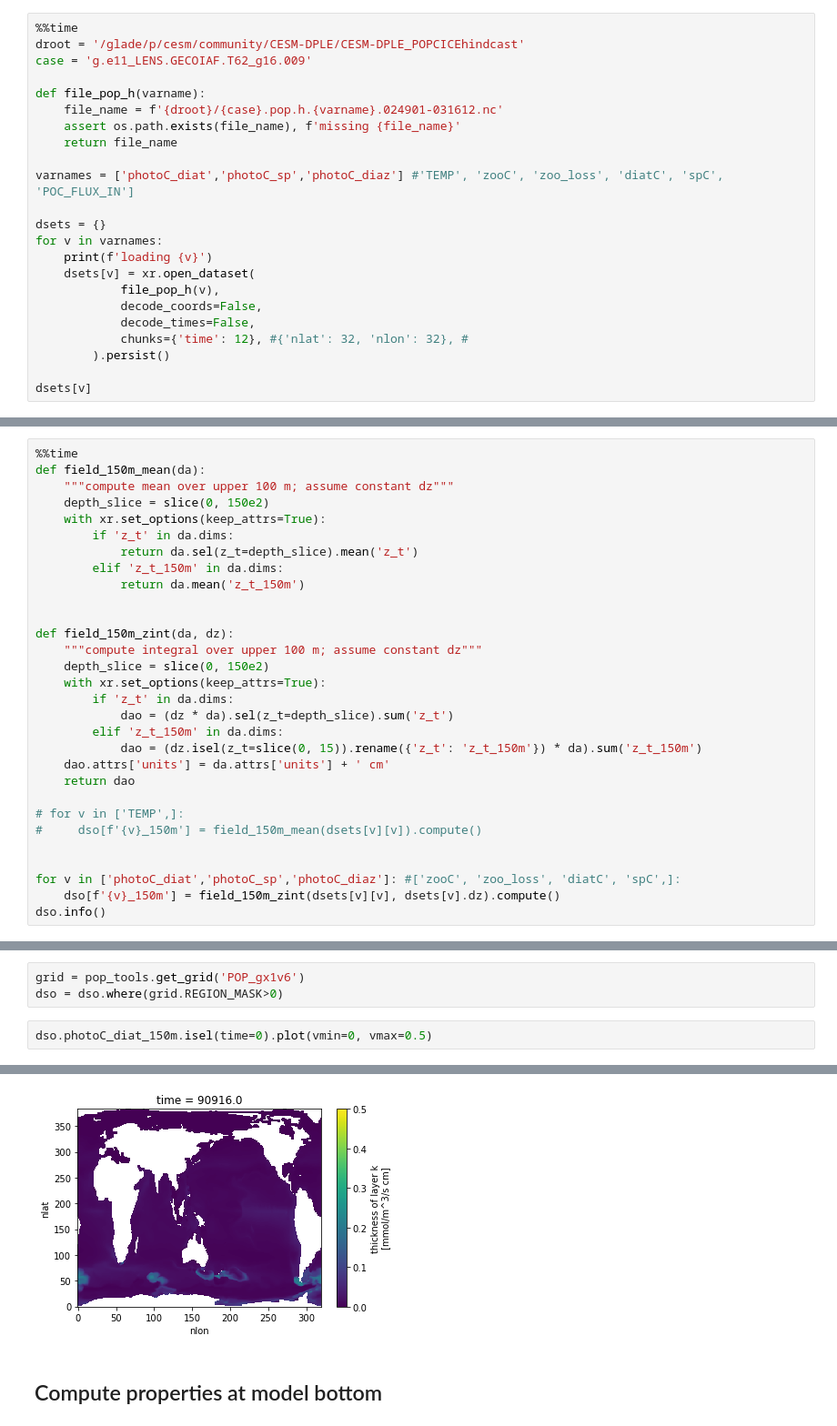
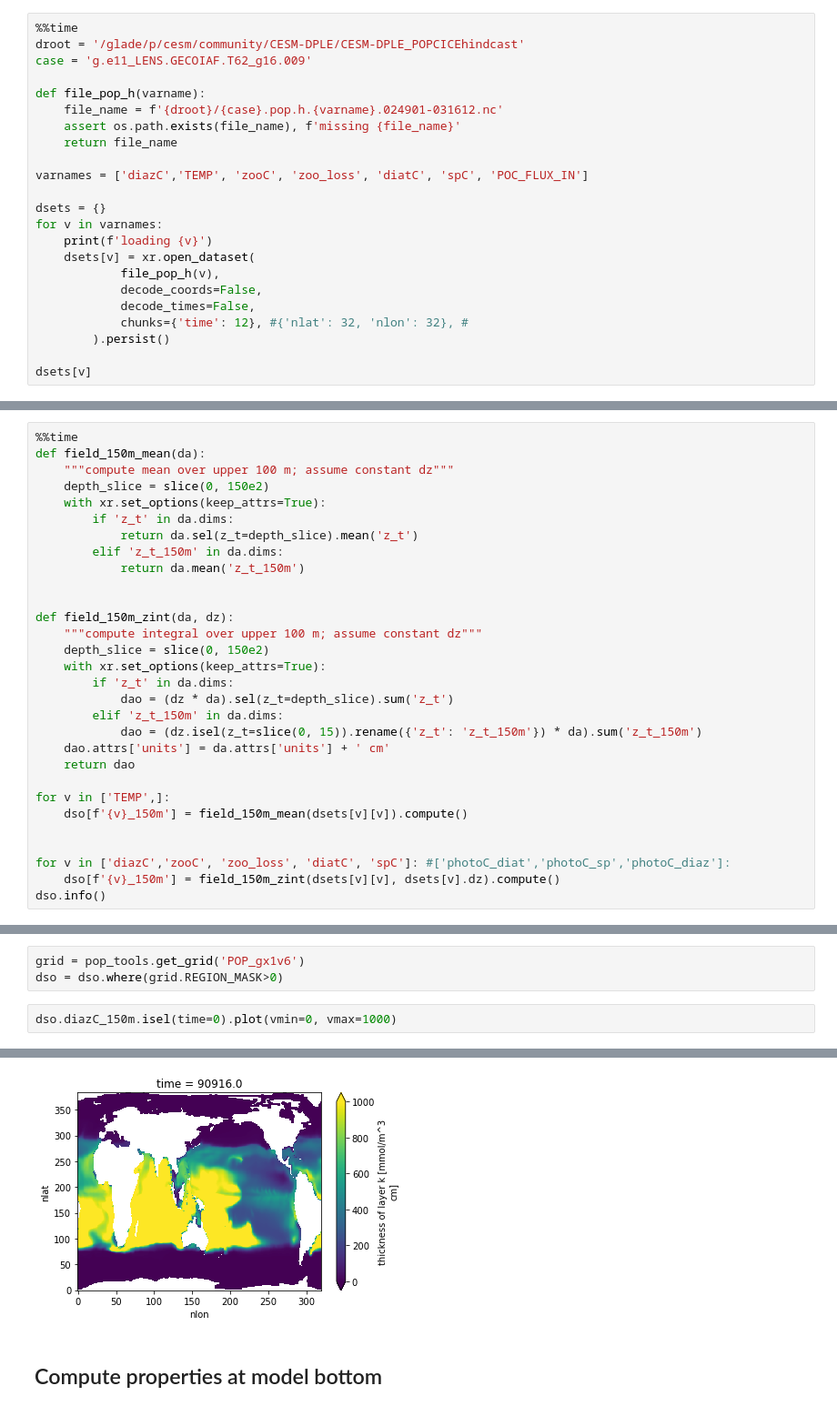
Before and after one commit to kristenkrumhardt/fish-offline, a Jupyter notebook: notebooks/proc-cesm-dple-fields.ipynb, the cells around one changed output, grey strips where cells are left out. Shown at 91% size. Drawn from its saved outputs; the diff is of its cells as text.

```diff
--- a/notebooks/proc-cesm-dple-fields.ipynb
+++ b/notebooks/proc-cesm-dple-fields.ipynb
@@ -47,7 +51,7 @@ def file_pop_h(varname):
     assert os.path.exists(file_name), f'missing {file_name}'
     return file_name
 
-varnames = ['photoC_diat','photoC_sp','photoC_diaz'] #'TEMP', 'zooC', 'zoo_loss', 'diatC', 'spC', 'POC_FLUX_IN']
+varnames = ['diazC','TEMP', 'zooC', 'zoo_loss', 'diatC', 'spC', 'POC_FLUX_IN']
 
 dsets = {}
 for v in varnames:
@@ -185,11 +193,11 @@ def field_150m_zint(da, dz):
     dao.attrs['units'] = da.attrs['units'] + ' cm'
     return dao
 
-# for v in ['TEMP',]:
-#     dso[f'{v}_150m'] = field_150m_mean(dsets[v][v]).compute()
+for v in ['TEMP',]:
+    dso[f'{v}_150m'] = field_150m_mean(dsets[v][v]).compute()
 
 
-for v in ['photoC_diat','photoC_sp','photoC_diaz']: #['zooC', 'zoo_loss', 'diatC', 'spC',]:
+for v in ['diazC','zooC', 'zoo_loss', 'diatC', 'spC']: #['photoC_diat','photoC_sp','photoC_diaz']:
     dso[f'{v}_150m'] = field_150m_zint(dsets[v][v], dsets[v].dz).compute()
 dso.info()
 # %% [output]
@@ -216,10 +224,10 @@ Check output
 grid = pop_tools.get_grid('POP_gx1v6')
 dso = dso.where(grid.REGION_MASK>0)
 # %%
-dso.photoC_diat_150m.isel(time=0).plot(vmin=0, vmax=0.5)
+dso.diazC_150m.isel(time=0).plot(vmin=0, vmax=1000)
 # %% [output]
 <matplotlib.collections.QuadMesh at 0x...>
-[figure, old version]
+[figure, new version]
 # %% [markdown]
 ## Compute properties at model bottom
 # %%
```
Also changed, not shown: parts of 12 cells of this notebook, 8 other files.
